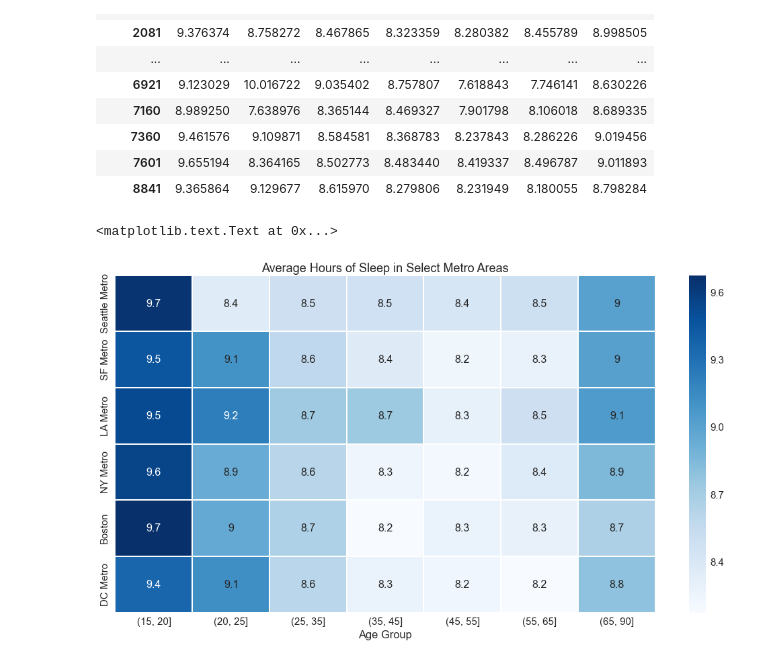
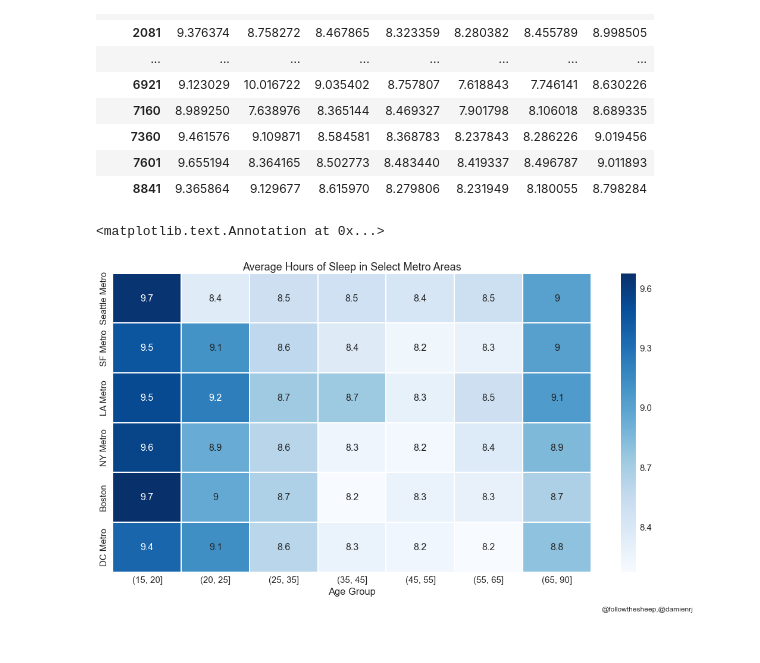
Before and after one commit to damienrj/ATUS, a Jupyter notebook: Sleeping Data/Metro Area.ipynb, the cells around one changed output. Cells and saved outputs as stored; diff of their text form; code cells hidden in the pictures.

Commit message:
small adjustments to plots

```diff
--- a/Sleeping Data/Metro Area.ipynb
+++ b/Sleeping Data/Metro Area.ipynb
@@ -44,13 +44,14 @@ results
 # %%
 
 plt.figure(figsize=(18,9))
 sns.set_context("notebook", font_scale=1.5, rc={"lines.linewidth": 2.5})
 sns.heatmap(la_ny_sleep,annot=True,cmap="Blues",annot_kws={'fontsize':16})
 plt.title("Average Hours of Sleep in Select Metro Areas")
 plt.xlabel("Age Group")
 plt.ylabel("")
+plt.annotate('@followthesheep,@damienrj',(.8,0.02),xycoords='figure fraction',fontsize=12)
 # %% [output]
-<matplotlib.text.Text at 0x...>
+<matplotlib.text.Annotation at 0x...>
-[figure, old version]
+[figure, new version]
 # %%
 sns.heatmap?
```
Also changed, not shown: 1 other file.
